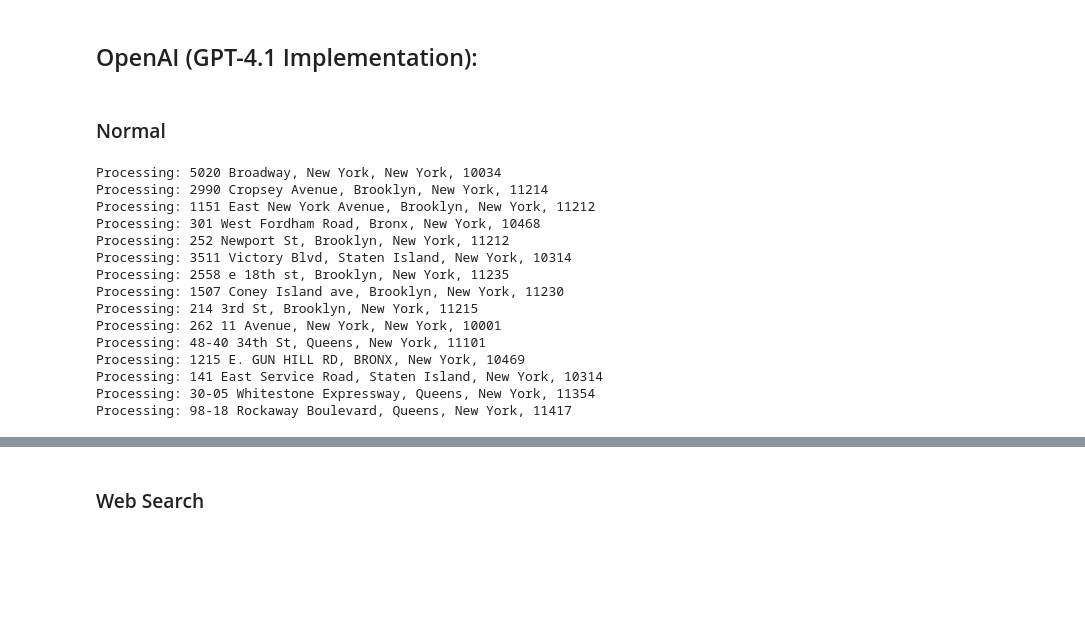
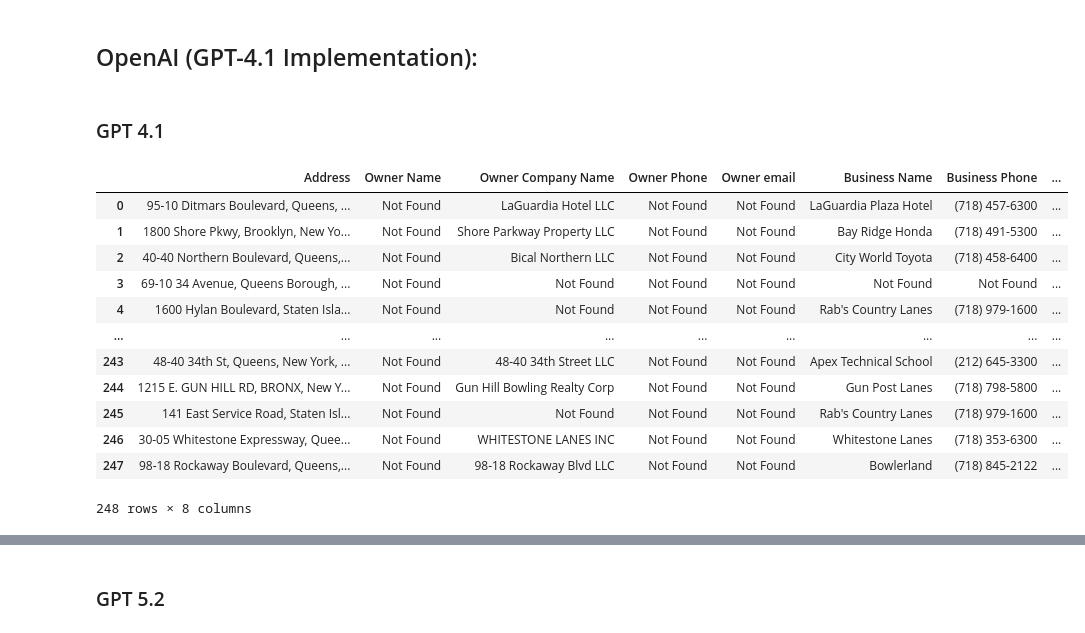
Before and after one commit to charlie-mollin/CPP-Address-Case, a Jupyter notebook: addresses.ipynb, the cells around one changed output, grey strips where cells are left out. Cells and saved outputs as stored; diff of their text form; code cells hidden in the pictures; blank space fills up the shorter version.

```diff
--- a/addresses.ipynb
+++ b/addresses.ipynb
@@ -317,7 +317,7 @@ b = f"""
         123 Main St | John Doe | Doe Enterprises | 555-1234 | john.doe@example.com | Business Name | Business Phone | Business Email
 """
 # %% [markdown]
-### Normal
+### GPT 4.1
 # %%
 client = OpenAI(api_key=os.getenv('OPENAI_API_KEY'))
 
@@ -345,7 +345,7 @@ def get_address_info(address: str, property_type: str = None) -> Dict[str, str]:
                     Example:
                     123 Main St | John Doe | Acme Holdings LLC | 555-123-4567 | johndoe@email.com | Acme Supplies | 555-765-4321 | info@acmesupplies.com
                     If no relevant information is found, output:
-                    Address | Not Found | Not Found | Not Found | Not Found | Not Found | Not Found | Not Found | Not Found
+                    Address | Not Found | Not Found | Not Found | Not Found | Not Found | Not Found | Not Found
                 """
             },
             {
@@ -357,22 +357,23 @@ def get_address_info(address: str, property_type: str = None) -> Dict[str, str]:
         max_completion_tokens=100
     )
 
-    # Parse the response
+    parts = [p.strip() for p in response.choices[0].message.content.split('|')]
 
-    parts = [p.strip() for p in response.choices[0].message.content.split('|')]
     if len(parts) != 8:
         print(f"Warning: Expected 8 parts but got {len(parts)}. Response was: {response.choices[0].message.content}")
-    address, owner_name, owner_company_name, owner_phone, owner_email, business_name, business_phone, business_email = parts
-    return {
-        "Address": address,  # Include the original address
-        "Owner Name": owner_name,
-        "Owner Company Name": owner_company_name,
-        "Owner Phone": owner_phone,
-        "Owner email": owner_email,
-        "Business Name": business_name,
-        "Business Phone": business_phone,
-        "Business Email": business_email,
+
+    result = {
+        "Address": parts[0] if len(parts) > 0 else address,
+        "Owner Name": parts[1] if len(parts) > 1 else "Not Available",
+        "Owner Company Name": parts[2] if len(parts) > 2 else "Not Available",
+        "Owner Phone": parts[3] if len(parts) > 3 else "Not Available",
+        "Owner email": parts[4] if len(parts) > 4 else "Not Available",
+        "Business Name": parts[5] if len(parts) > 5 else "Not Available",
+        "Business Phone": parts[6] if len(parts) > 6 else "Not Available",
+        "Business Email": parts[7] if len(parts) > 7 else "Not Available"
     }
+
+    return result
 
 
 def process_addresses(address_data, output_file: str = "address_contacts.csv") -> pd.DataFrame:
@@ -384,7 +385,7 @@ def process_addresses(address_data, output_file: str = "address_contacts.csv") -
             prop_type = item.get('property_type')
 
         # print(f"Processing: {address}" + (f" (Type: {prop_type})" if prop_type else ""))
-        print(f"Processing: {address}")
+        # print(f"Processing: {address}")
         result = get_address_info(address, prop_type)
         results.append(result)
         # print(f"  - Status: {result['Status']}")
@@ -395,20 +396,18 @@ def process_addresses(address_data, output_file: str = "address_contacts.csv") -
     df.to_csv(output_file, index=False, encoding='utf-8')
     return df
 # %%
-process_addresses(addresses_short)
+process_addresses(addresses)
 # %% [output]
+|  | Address | Owner Name | Owner Company Name | Owner Phone | Owner email | Business Name | Business Phone | ... |
+| 0 | 95-10 Ditmars Boulevard, Queens, ... | Not Found | LaGuardia Hotel LLC | Not Found | Not Found | LaGuardia Plaza Hotel | (718) 457-6300 | ... |
+| 1 | 1800 Shore Pkwy, Brooklyn, New Yo... | Not Found | Shore Parkway Property LLC | Not Found | Not Found | Bay Ridge Honda | (718) 491-5300 | ... |
+| 2 | 40-40 Northern Boulevard, Queens,... | Not Found | Bical Northern LLC | Not Found | Not Found | City World Toyota | (718) 458-6400 | ... |
+| 3 | 69-10 34 Avenue, Queens Borough, ... | Not Found | Not Found | Not Found | Not Found | Not Found | Not Found | ... |
+| 4 | 1600 Hylan Boulevard, Staten Isla... | Not Found | Not Found | Not Found | Not Found | Rab's Country Lanes | (718) 979-1600 | ... |
+| ... | ... | ... | ... | ... | ... | ... | ... | ... |
+| 243 | 48-40 34th St, Queens, New York, ... | Not Found | 48-40 34th Street LLC | Not Found | Not Found | Apex Technical School | (212) 645-3300 | ... |
+| 244 | 1215 E. GUN HILL RD, BRONX, New Y... | Not Found | Gun Hill Bowling Realty Corp | Not Found | Not Found | Gun Post Lanes | (718) 798-5800 | ... |
+| 245 | 141 East Service Road, Staten Isl... | Not Found | Not Found | Not Found | Not Found | Rab's Country Lanes | (718) 979-1600 | ... |
+| 246 | 30-05 Whitestone Expressway, Quee... | Not Found | WHITESTONE LANES INC | Not Found | Not Found | Whitestone Lanes | (718) 353-6300 | ... |
+| 247 | 98-18 Rockaway Boulevard, Queens,... | Not Found | 98-18 Rockaway Blvd LLC | Not Found | Not Found | Bowlerland | (718) 845-2122 | ... |
-Processing: 5020 Broadway, New York, New York, 10034
-Processing: 2990 Cropsey Avenue, Brooklyn, New York, 11214
-Processing: 1151 East New York Avenue, Brooklyn, New York, 11212
-Processing: 301 West Fordham Road, Bronx, New York, 10468
-Processing: 252 Newport St, Brooklyn, New York, 11212
-Processing: 3511 Victory Blvd, Staten Island, New York, 10314
-Processing: 2558 e 18th st, Brooklyn, New York, 11235
-Processing: 1507 Coney Island ave, Brooklyn, New York, 11230
-Processing: 214 3rd St, Brooklyn, New York, 11215
-Processing: 262 11 Avenue, New York, New York, 10001
-Processing: 48-40 34th St, Queens, New York, 11101
-Processing: 1215 E. GUN HILL RD, BRONX, New York, 10469
-Processing: 141 East Service Road, Staten Island, New York, 10314
-Processing: 30-05 Whitestone Expressway, Queens, New York, 11354
-Processing: 98-18 Rockaway Boulevard, Queens, New York, 11417
+248 rows × 8 columns
@@ -431,3 +414,3 @@ Processing: 98-18 Rockaway Boulevard, Queens, New York, 11417
 # %% [markdown]
-### Web Search
+### GPT 5.2
 # %%
```
Also changed, not shown: parts of 4 cells of this notebook, 1 other file.
